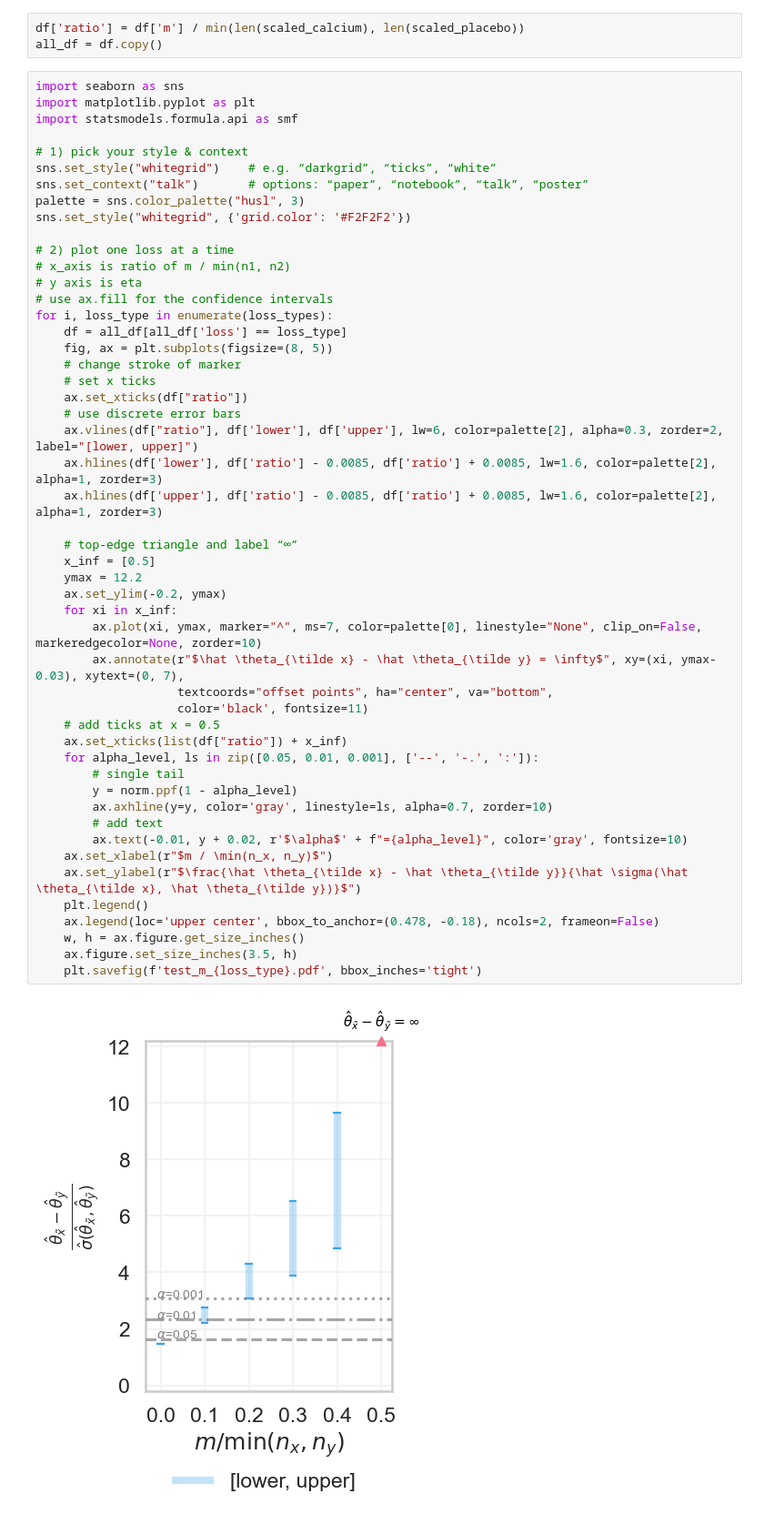
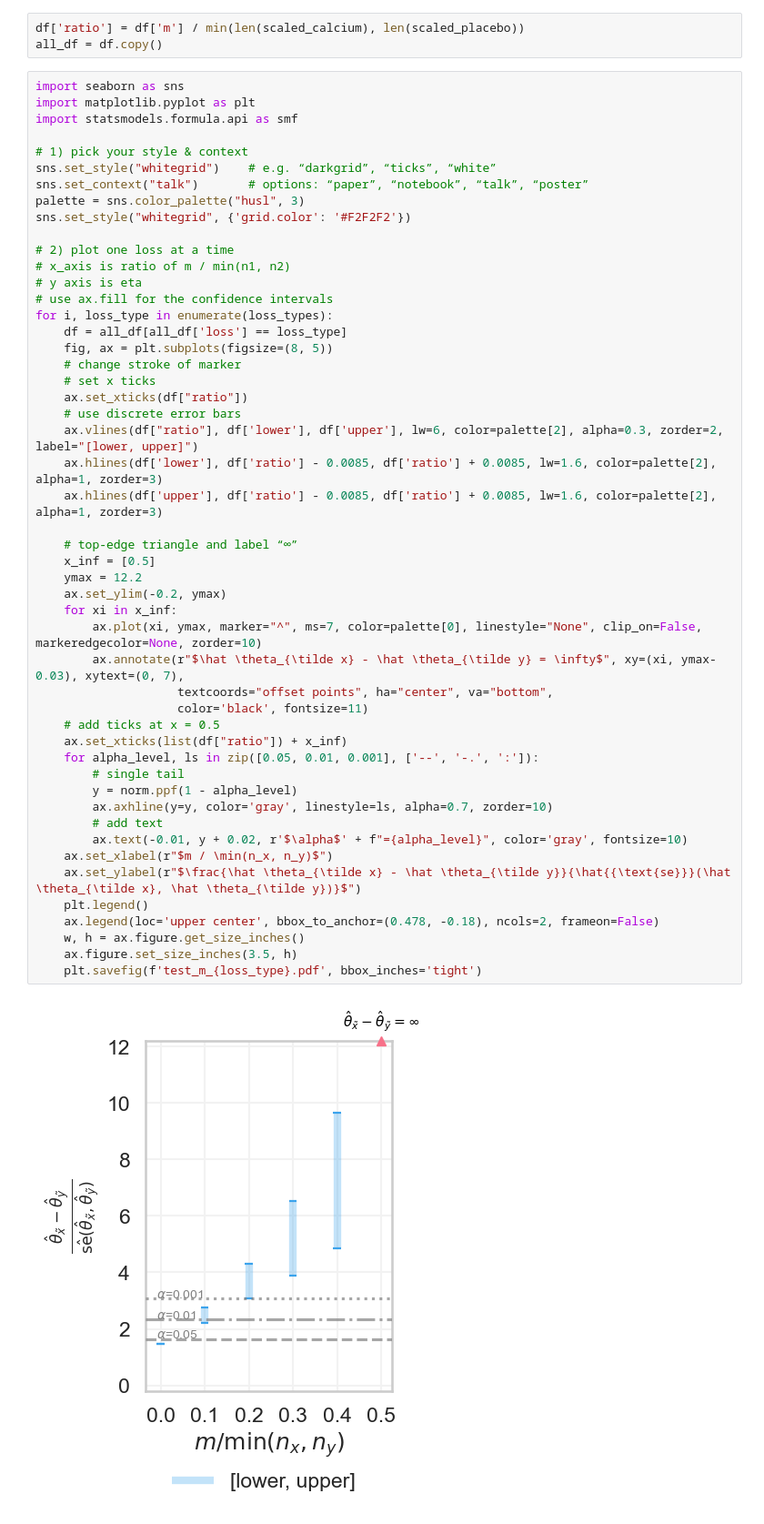
Before and after one commit to keanson/Threshold-Breakdown, a Jupyter notebook: src/ftbp/experiments/real_data.ipynb, the cells around one changed output. Shown at 91% size. Drawn from its saved outputs; the diff is of its cells as text.

```diff
--- a/src/ftbp/experiments/real_data.ipynb
+++ b/src/ftbp/experiments/real_data.ipynb
@@ -259,32 +259,32 @@ for i, loss_type in enumerate(loss_types):
     ax.set_xticks(df["ratio"])
     # use discrete error bars
     ax.vlines(df["ratio"], df['lower'], df['upper'], lw=6, color=palette[2], alpha=0.3, zorder=2, label="[lower, upper]")
     ax.hlines(df['lower'], df['ratio'] - 0.0085, df['ratio'] + 0.0085, lw=1.6, color=palette[2], alpha=1, zorder=3)
     ax.hlines(df['upper'], df['ratio'] - 0.0085, df['ratio'] + 0.0085, lw=1.6, color=palette[2], alpha=1, zorder=3)
 
     # top-edge triangle and label “∞”
     x_inf = [0.5]
     ymax = 12.2
     ax.set_ylim(-0.2, ymax)
     for xi in x_inf:
         ax.plot(xi, ymax, marker="^", ms=7, color=palette[0], linestyle="None", clip_on=False, markeredgecolor=None, zorder=10)
         ax.annotate(r"$\hat \theta_{\tilde x} - \hat \theta_{\tilde y} = \infty$", xy=(xi, ymax-0.03), xytext=(0, 7),
                     textcoords="offset points", ha="center", va="bottom",
                     color='black', fontsize=11)
     # add ticks at x = 0.5
     ax.set_xticks(list(df["ratio"]) + x_inf)
     for alpha_level, ls in zip([0.05, 0.01, 0.001], ['--', '-.', ':']):
         # single tail
         y = norm.ppf(1 - alpha_level)
         ax.axhline(y=y, color='gray', linestyle=ls, alpha=0.7, zorder=10)
         # add text
         ax.text(-0.01, y + 0.02, r'$\alpha$' + f"={alpha_level}", color='gray', fontsize=10)
     ax.set_xlabel(r"$m / \min(n_x, n_y)$")
-    ax.set_ylabel(r"$\frac{\hat \theta_{\tilde x} - \hat \theta_{\tilde y}}{\hat \sigma(\hat \theta_{\tilde x}, \hat \theta_{\tilde y})}$")
+    ax.set_ylabel(r"$\frac{\hat \theta_{\tilde x} - \hat \theta_{\tilde y}}{\hat{{\text{se}}}(\hat \theta_{\tilde x}, \hat \theta_{\tilde y})}$")
     plt.legend()
     ax.legend(loc='upper center', bbox_to_anchor=(0.478, -0.18), ncols=2, frameon=False)
     w, h = ax.figure.get_size_inches()
     ax.figure.set_size_inches(3.5, h)
     plt.savefig(f'test_m_{loss_type}.pdf', bbox_inches='tight')
 # %% [output]
-[figure, old version]
+[figure, new version]
```
Also changed, not shown: parts of 1 cell of this notebook, 3 other files.
